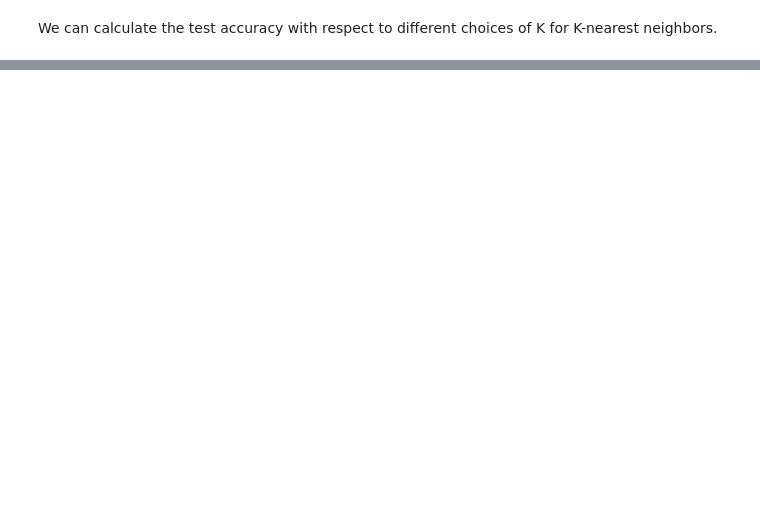
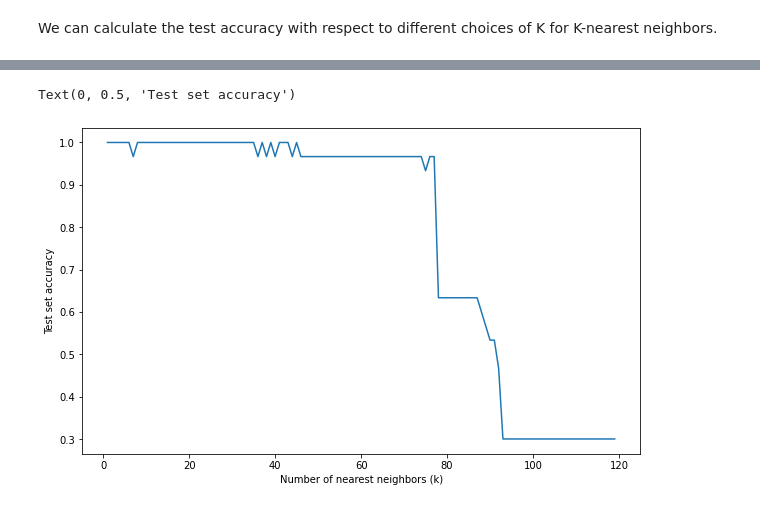
Before and after one commit to cherryng/MLcourse, a Jupyter notebook: H1_Question_2_KNN.ipynb, the cells around one changed output, grey strips where cells are left out. Saved outputs shown, nothing was run; the diff lists cells and outputs as text; code cells hidden in the pictures; blank space fills up the shorter version.

```diff
--- a/H1_Question_2_KNN.ipynb
+++ b/H1_Question_2_KNN.ipynb
@@ -296,0 +364,17 @@ $\color{blue}{\textit Your Answer:}$ *fill this in.*
+# %%
+# We randomly pick a test example
+sample = X_test[10]
+print('Test Sample:')
+print_features(sample, y_test[10])
+
+# Calculate the euclidean distance to this test example
+distances = []
+for i, row in enumerate(X_train):
+    distance = euclidean_distance(sample, row)
+    distances.append((i, distance))
+distances.sort(key=lambda tup: tup[1])
+
+k = 2 # Number of nearest neighbors
+print('\nTop %d Nearest Neighbors:' % k)
+for nn in range(k):
+    print_features(X_train[distances[nn][0]], y_train[distances[nn][0]])
@@ -296,0 +391,21 @@ $\color{blue}{\textit Your Answer:}$ *fill this in.*
+# %%
+test_accs = []
+for k in range(1, X_train.shape[0]):
+    # Create K nearest neighbors classifier
+    neigh = KNeighborsClassifier(n_neighbors=k)
+    neigh.fit(X_train, y_train)
+
+    # Prediction
+    y_pred = neigh.predict(X_test)
+
+    # Calculate accuracy
+    acc = (y_pred == y_test).mean()
+    test_accs.append(acc)
+
+plt.figure(figsize=(10, 6))
+plt.plot(list(range(1, X_train.shape[0])), test_accs)
+plt.xlabel('Number of nearest neighbors (k)')
+plt.ylabel('Test set accuracy')
+# %% [output]
+Text(0, 0.5, 'Test set accuracy')
+[figure, added]
```
Also changed, not shown: parts of 12 cells of this notebook.
